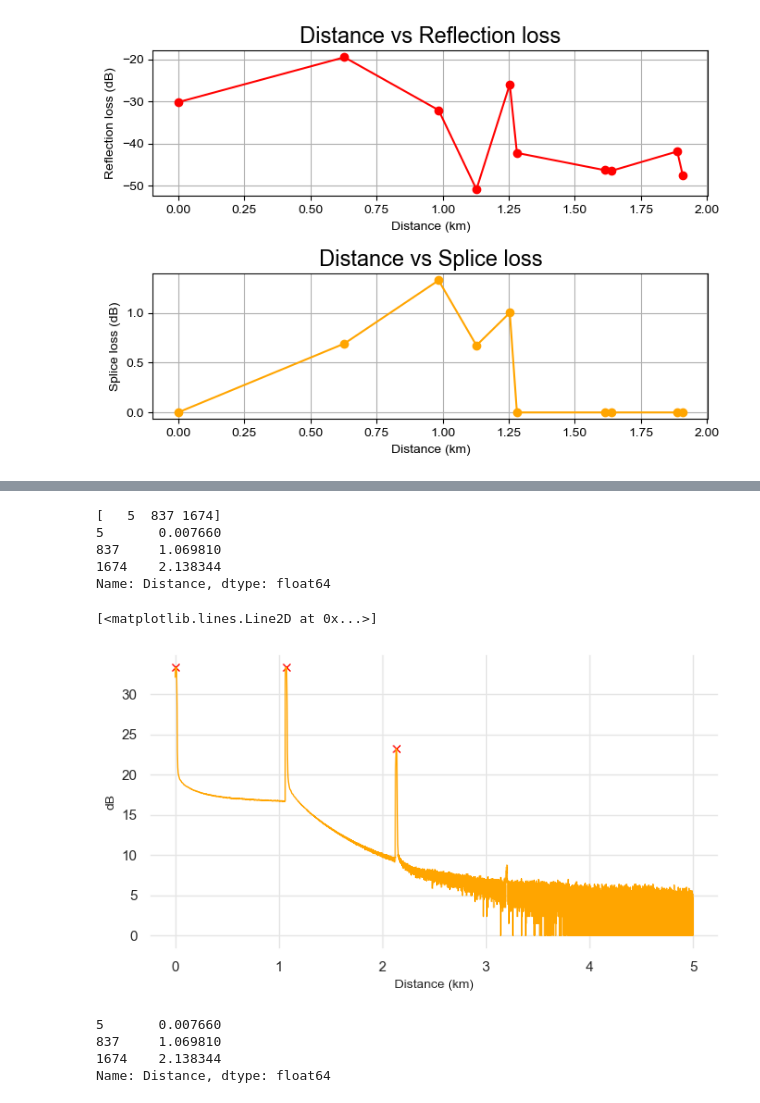
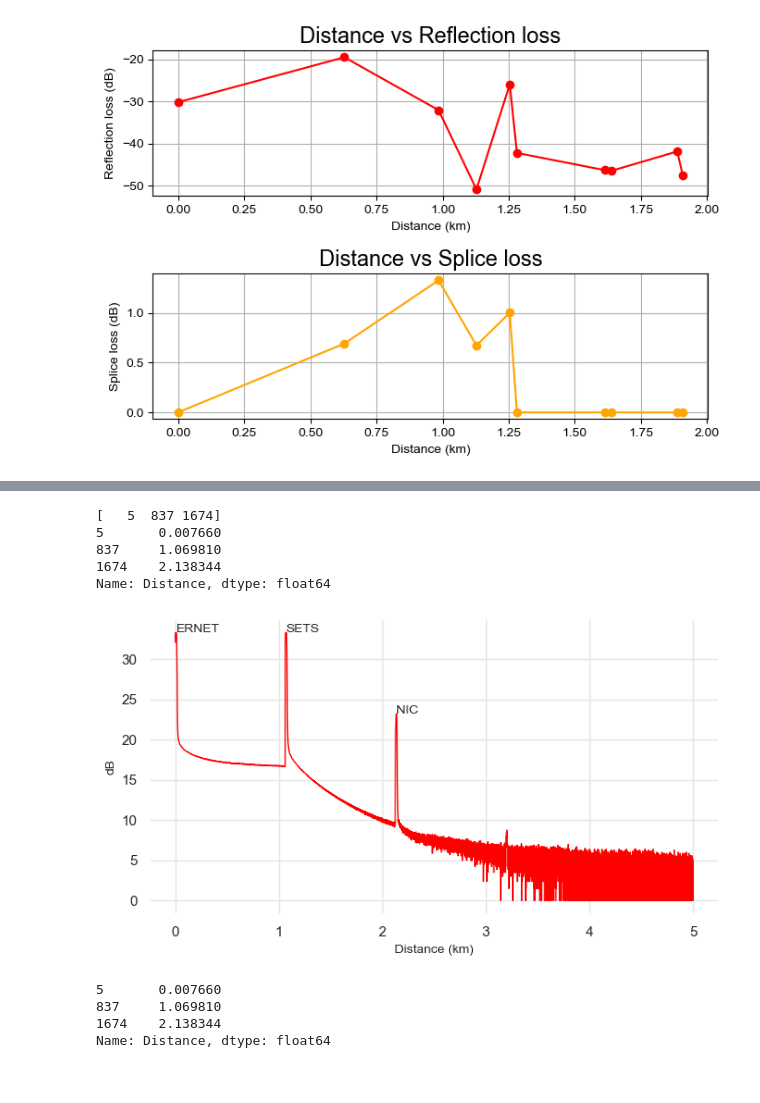
Before and after one commit to yogi512/OTDRplotting, a Jupyter notebook: plotter.ipynb, the cells around one changed output, grey strips where cells are left out. Drawn from its saved outputs; the diff is of its cells as text; code cells hidden in the pictures.

```diff
--- a/plotter.ipynb
+++ b/plotter.ipynb
@@ -98,29 +98,31 @@ plt.savefig("fig.png")
 # %%
 df1= pd.read_csv('data/data.dat', sep=' ')
 df1.columns=['Distance','dB']
 fig,ax=plt.subplots()
 fig.set_size_inches(7,4)
 fig.set_tight_layout('tight')
 
 sns.set_theme()
 sns.set(rc={'axes.facecolor':'#ffffff','figure.facecolor':'#ffffff','grid.color':'#e5e5e5'})
 ax.set_xlabel('Distance (km)',fontsize=10)
 ax.set_ylabel('dB',fontsize=10)
 ax.grid(True)
 peaks, _ = find_peaks(df1['dB'], height=20)
 print(peaks)
 print(df1['Distance'][peaks])
-plt.plot(df1.Distance[peaks],df1.dB[peaks], "x",color='red')
+# plt.plot(df1.Distance[peaks],df1.dB[peaks], "x",color='red')
 
-plt.plot(df1.Distance,df1.dB,color='orange',linewidth=1)
+plt.plot(df1.Distance,df1.dB,color='red',linewidth=1)
+names=['ERNET','SETS','NIC']
+for val in peaks:
+    plt.text(df1.Distance[val],df1.dB[val],names[peaks.tolist().index(val)],fontsize=10,)
 # %% [output]
 [   5  837 1674]
 5       0.007660
 837     1.069810
 1674    2.138344
 Name: Distance, dtype: float64
-[<matplotlib.lines.Line2D at 0x...>]
-[figure, old version]
+[figure, new version]
 # %%
 print(df1['Distance'][peaks])
 # %% [output]
```
Also changed, not shown: parts of 1 cell of this notebook, 2 other files.
